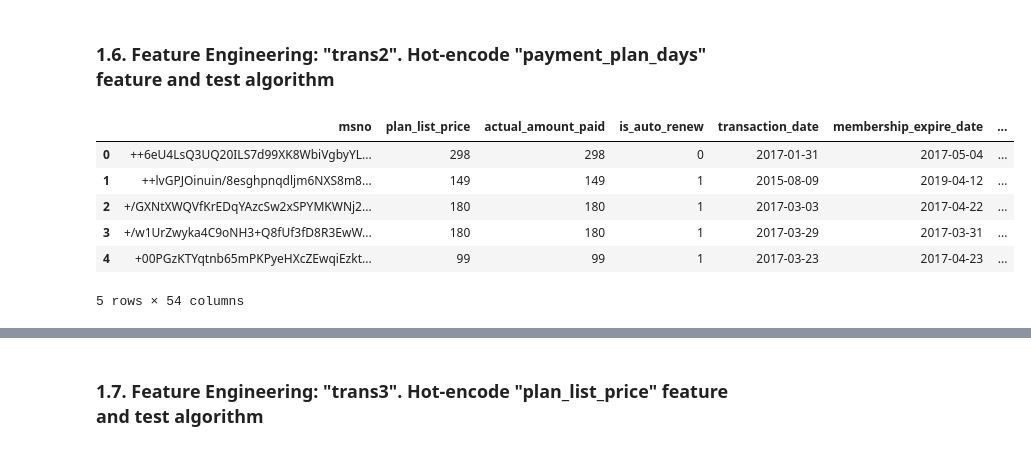
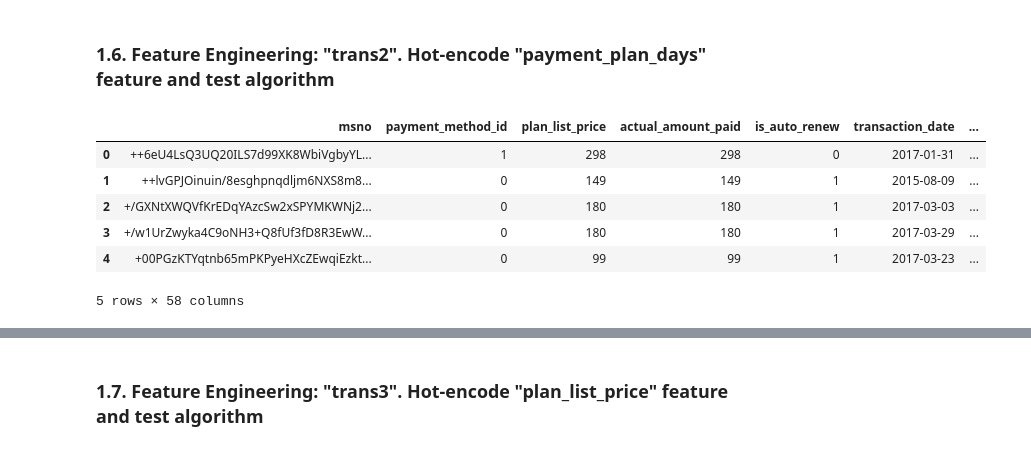
Before and after one commit to maximek3/kkbox, a Jupyter notebook: Feature Eng/Feature_Engineering_Transactions.ipynb, the cells around one changed output, grey strips where cells are left out. Cells and saved outputs as stored; diff of their text form; code cells hidden in the pictures.

```diff
--- a/Feature Eng/Feature_Engineering_Transactions.ipynb
+++ b/Feature Eng/Feature_Engineering_Transactions.ipynb
@@ -93,6 +158,6 @@ transactions.head()
 | 4 | +00PGzKTYqtnb65mPKPyeHXcZEwqiEzkt... | 41 | 30 | 99 | 99 | 1 | ... |
 # %%
 #--- difference in days ---
-transactions['mem_duration'] = transactions.membership_expire_date - transactions.transaction_date
-transactions['mem_duration'] = transactions['mem_duration'] / np.timedelta64(1, 'D')
-transactions['mem_duration'] = transactions['mem_duration'].astype(int)
+trans1['mem_duration'] = trans1.membership_expire_date - trans1.transaction_date
+trans1['mem_duration'] = trans1['mem_duration'] / np.timedelta64(1, 'D')
+trans1['mem_duration'] = trans1['mem_duration'].astype(int)
@@ -98,0 +192,5 @@ transactions['mem_duration'] = transactions['mem_duration'].astype(int)
+# %%
+# Change the mem_duration of all rows with an value greater than 60 to 40
+# https://www.shanelynn.ie/select-pandas-dataframe-rows-and-columns-using-iloc-loc-and-ix/
+trans1.loc[trans1['mem_duration'] > 60, "mem_duration"] = 40
+trans1.loc[trans1['mem_duration'] < 0, "mem_duration"] = 0
@@ -113,16 +226,16 @@ transactions.head()
 #One-hot encode the payment_method_id.
 #Instead of having a variable called payment_method_id with values from 2-41, the alorithm performs better with 0's and 1's -> onehot encoding
 
-trans1 = transactions
+trans1a = trans1
 
 #One-hot encode payment_method_id and save it into payment_method_id_encode
-payment_method_id_encode = pd.get_dummies(trans1['payment_method_id'], prefix='payment_method_id')
+payment_method_id_encode = pd.get_dummies(trans1a['payment_method_id'], prefix='payment_method_id')
 
 #Drop variable payment_method_id in trans1, as it is no longer needed
-trans1 = trans1.drop('payment_method_id', axis=1)
+#trans1a = trans1a.drop('payment_method_id', axis=1)
 
 #Join the encoded payment_method_id_encode
-trans1 = trans1.join(payment_method_id_encode)
+trans1a = trans1a.join(payment_method_id_encode)
 
-trans1.head()
+trans1a.head()
 # %% [output]
@@ -179,0 +295,12 @@ Number of rows & columns "TRANSACTIONS":  (1431009, 24)
+# %%
+mask = (trans1a.payment_method_id == 32)
+mask1 = (trans1a.payment_method_id == 35)
+mask2 = (trans1a.payment_method_id == 38)
+
+trans1a.payment_method_id = 0
+column_name = 'payment_method_id'
+trans1a.loc[mask,column_name]=1
+trans1a.loc[mask1,column_name]=1
+trans1a.loc[mask2,column_name]=1
+
+trans1a.head()
@@ -180,25 +315,25 @@ Number of rows & columns "TRANSACTIONS":  (1431009, 24)
 # %% [markdown]
 ### 1.6. Feature Engineering: "trans2". Hot-encode "payment_plan_days" feature and test algorithm
 # %%
-trans2 = trans1
+trans2 = trans1a
 
 payment_plan_days_encode = pd.get_dummies(trans2['payment_plan_days'], prefix='payment_plan_days')
 
 #Drop variable payment_method_id in trans1, as it is no longer needed
 trans2 = trans2.drop('payment_plan_days', axis=1)
 
 #Join the encoded payment_method_id_encode
 trans2 = trans2.join(payment_plan_days_encode)
 
 trans2.head()
 # %% [output]
-|  | msno | plan_list_price | actual_amount_paid | is_auto_renew | transaction_date | membership_expire_date | ... |
-| 0 | ++6eU4LsQ3UQ20ILS7d99XK8WbiVgbyYL... | 298 | 298 | 0 | 2017-01-31 | 2017-05-04 | ... |
-| 1 | ++lvGPJOinuin/8esghpnqdljm6NXS8m8... | 149 | 149 | 1 | 2015-08-09 | 2019-04-12 | ... |
-| 2 | +/GXNtXWQVfKrEDqYAzcSw2xSPYMKWNj2... | 180 | 180 | 1 | 2017-03-03 | 2017-04-22 | ... |
-| 3 | +/w1UrZwyka4C9oNH3+Q8fUf3fD8R3EwW... | 180 | 180 | 1 | 2017-03-29 | 2017-03-31 | ... |
-| 4 | +00PGzKTYqtnb65mPKPyeHXcZEwqiEzkt... | 99 | 99 | 1 | 2017-03-23 | 2017-04-23 | ... |
+|  | msno | payment_method_id | plan_list_price | actual_amount_paid | is_auto_renew | transaction_date | ... |
+| 0 | ++6eU4LsQ3UQ20ILS7d99XK8WbiVgbyYL... | 1 | 298 | 298 | 0 | 2017-01-31 | ... |
+| 1 | ++lvGPJOinuin/8esghpnqdljm6NXS8m8... | 0 | 149 | 149 | 1 | 2015-08-09 | ... |
+| 2 | +/GXNtXWQVfKrEDqYAzcSw2xSPYMKWNj2... | 0 | 180 | 180 | 1 | 2017-03-03 | ... |
+| 3 | +/w1UrZwyka4C9oNH3+Q8fUf3fD8R3EwW... | 0 | 180 | 180 | 1 | 2017-03-29 | ... |
+| 4 | +00PGzKTYqtnb65mPKPyeHXcZEwqiEzkt... | 0 | 99 | 99 | 1 | 2017-03-23 | ... |
-5 rows × 54 columns
+5 rows × 58 columns
 # %%
 #I get rid of columns whose value is below 30 as not significative
 trans2 = trans2.drop("payment_plan_days_1", axis=1)
```
Also changed, not shown: parts of 36 cells of this notebook.
